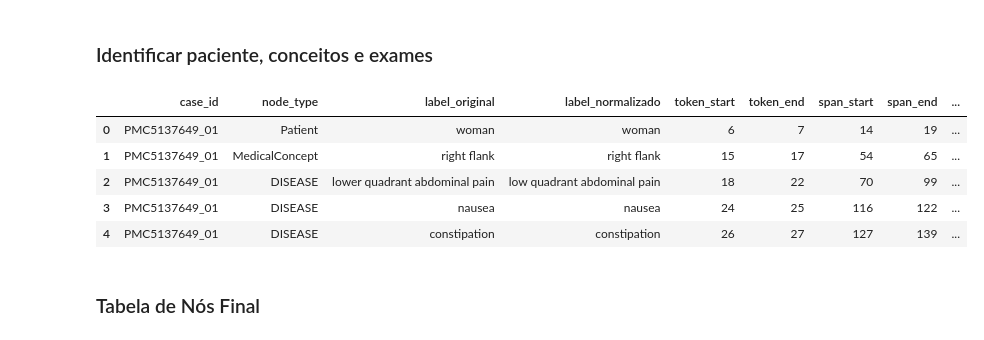
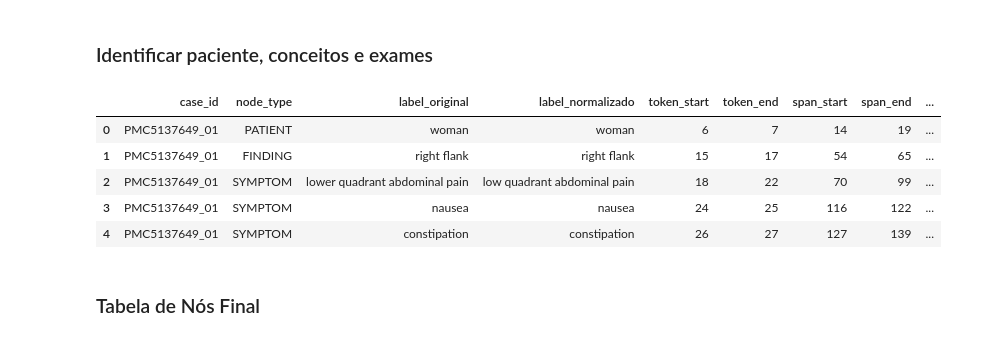
Before and after one commit to jpfrare/MC896-NLP, a Jupyter notebook: project2/pipelines/notebooks/projeto1_modificado.ipynb, the cells around one changed output. Cells and saved outputs as stored; diff of their text form; code cells hidden in the pictures.

```diff
--- a/project2/pipelines/notebooks/projeto1_modificado.ipynb
+++ b/project2/pipelines/notebooks/projeto1_modificado.ipynb
@@ -53,7 +53,7 @@ for idx, row in full_data.iterrows():
         value, unit = match.group(1), match.group(2)
         measurements.append({
             'case_id': case_id,
-            'node_type': 'ExamResult',
+            'node_type': 'VALUE',
             'label_original': match.group(0),
             'label_normalizado': f"{value} {unit}",
             'token_start': -1,
@@ -191,7 +197,7 @@ for idx, row in full_data.iterrows():
         patient_label = span.text.lower()
         extracted_entities.append({
             'case_id': case_id,
-            'node_type': 'Patient',
+            'node_type': 'PATIENT',
             'label_original': span.text,
             'label_normalizado': patient_label,
             'token_start': start, 'token_end': end,
@@ -218,42 +224,48 @@ for idx, row in full_data.iterrows():
             continue
 
         clean_label = " ".join([t.lemma_.lower() for t in valid_tokens])
 
         if patient_label in clean_label:
             continue
 
         start_token = span.start
         preceding_tokens = [t.lemma_.lower() for t in doc[max(0, start_token - 3):start_token]]
         if any(neg in preceding_tokens for neg in negation_words): continue
         if clean_label in generic_standalone_words: continue
 
         # classificação baseada nas listas de palavras-chave (doenças e exames)
-        node_class = 'MedicalConcept'
-        if any(word in clean_label for word in disease_keywords):
-            node_class = 'DISEASE'
+
+        node_class = 'FINDING'
+        if any(word in clean_label for word in symptom_keywords):
+            node_class = 'SYMPTOM'
+        elif any(word in clean_label for word in diagnosis_keywords):
+            node_class = 'DIAGNOSIS'
+        elif any(word in clean_label for word in finding_keywords):
+            node_class = 'FINDING'
         elif any(word in clean_label for word in exam_keywords):
-            node_class = 'Procedure/Exam'
+            node_class = 'PROCEDURE'
+
 
         extracted_entities.append({
             'case_id': case_id,
             'node_type': node_class,
             'label_original': span.text,
             'label_normalizado': span.lemma_.lower(),
             'token_start': span.start, 'token_end': span.end,
             'span_start': span.start_char, 'span_end': span.end_char,
             'value': None, 'unit': None
         })
 
 entities_df = pd.DataFrame(extracted_entities).drop_duplicates(subset=['case_id', 'label_normalizado']).reset_index(drop=True)
 entities_df.to_csv(INTERIM / 'entities_extracted.csv', index=False)
 display(entities_df.head())
 # %% [output]
 |  | case_id | node_type | label_original | label_normalizado | token_start | token_end | span_start | span_end | ... |
-| 0 | PMC5137649_01 | Patient | woman | woman | 6 | 7 | 14 | 19 | ... |
-| 1 | PMC5137649_01 | MedicalConcept | right flank | right flank | 15 | 17 | 54 | 65 | ... |
-| 2 | PMC5137649_01 | DISEASE | lower quadrant abdominal pain | low quadrant abdominal pain | 18 | 22 | 70 | 99 | ... |
-| 3 | PMC5137649_01 | DISEASE | nausea | nausea | 24 | 25 | 116 | 122 | ... |
-| 4 | PMC5137649_01 | DISEASE | constipation | constipation | 26 | 27 | 127 | 139 | ... |
+| 0 | PMC5137649_01 | PATIENT | woman | woman | 6 | 7 | 14 | 19 | ... |
+| 1 | PMC5137649_01 | FINDING | right flank | right flank | 15 | 17 | 54 | 65 | ... |
+| 2 | PMC5137649_01 | SYMPTOM | lower quadrant abdominal pain | low quadrant abdominal pain | 18 | 22 | 70 | 99 | ... |
+| 3 | PMC5137649_01 | SYMPTOM | nausea | nausea | 24 | 25 | 116 | 122 | ... |
+| 4 | PMC5137649_01 | SYMPTOM | constipation | constipation | 26 | 27 | 127 | 139 | ... |
 # %% [markdown]
 ### Tabela de Nós Final
 # %%
```
Also changed, not shown: parts of 6 cells of this notebook, 6 other files.
